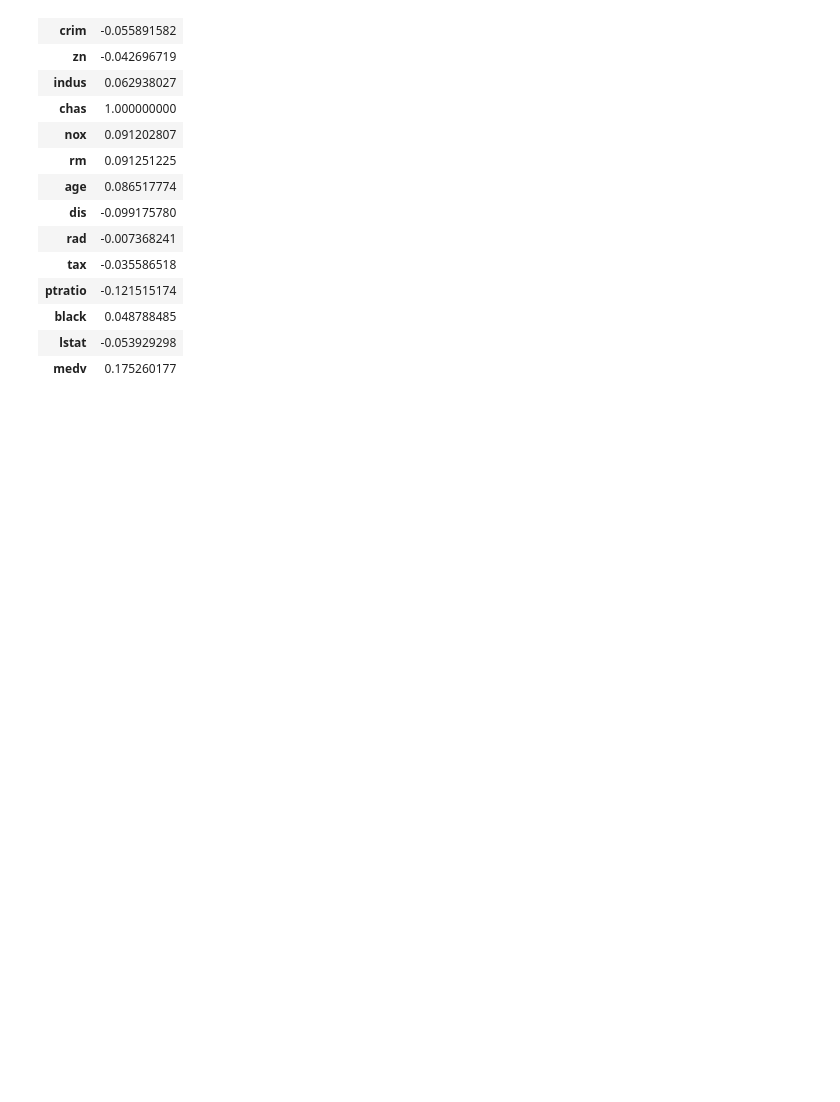
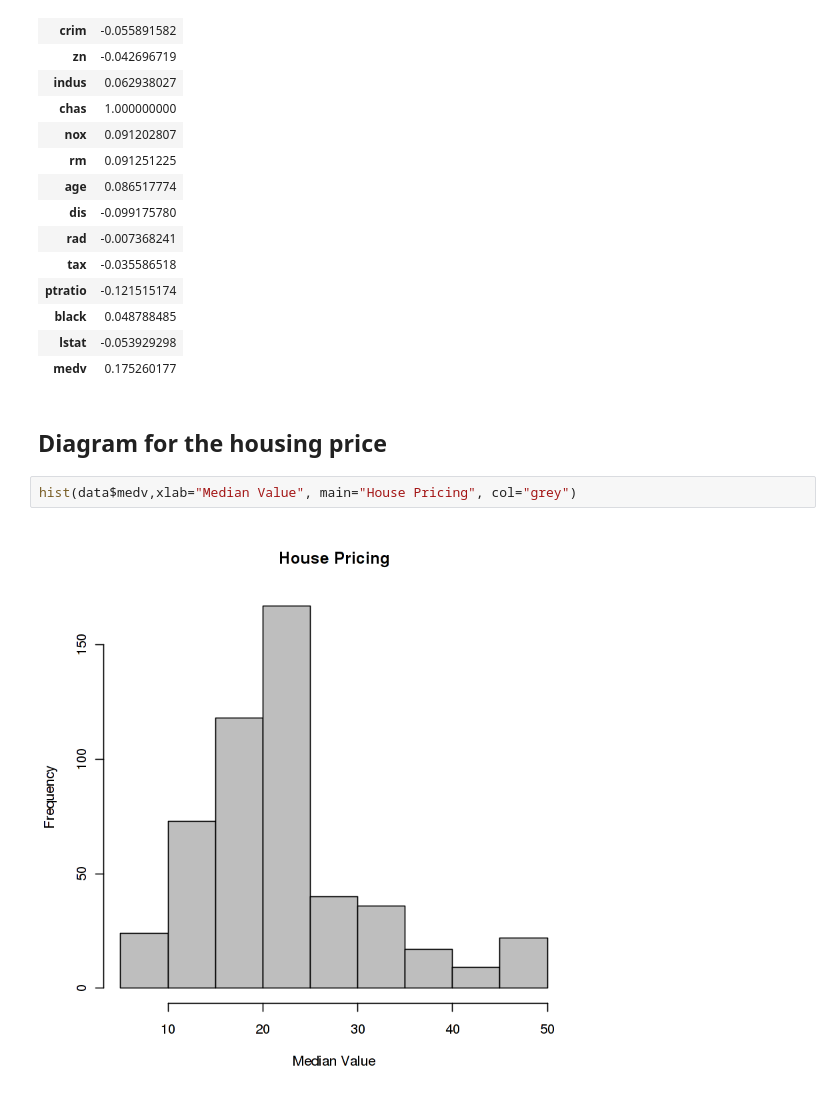
Before and after one commit to hamid58b/case_study, a Jupyter notebook: Boston.ipynb, the cells around one changed output. Cells and saved outputs as stored; diff of their text form; blank space fills up the shorter version.

Commit message:
update jupyter notebook add plot

```diff
--- a/Boston.ipynb
+++ b/Boston.ipynb
@@ -129,3 +129,9 @@ cor(data, data$chas)
 | black | 0.048788485 |
 | lstat | -0.053929298 |
 | medv | 0.175260177 |
+# %% [markdown]
+## Diagram for the housing price
+# %%
+hist(data$medv,xlab="Median Value", main="House Pricing", col="grey")
+# %% [output]
+[figure, added]
```
